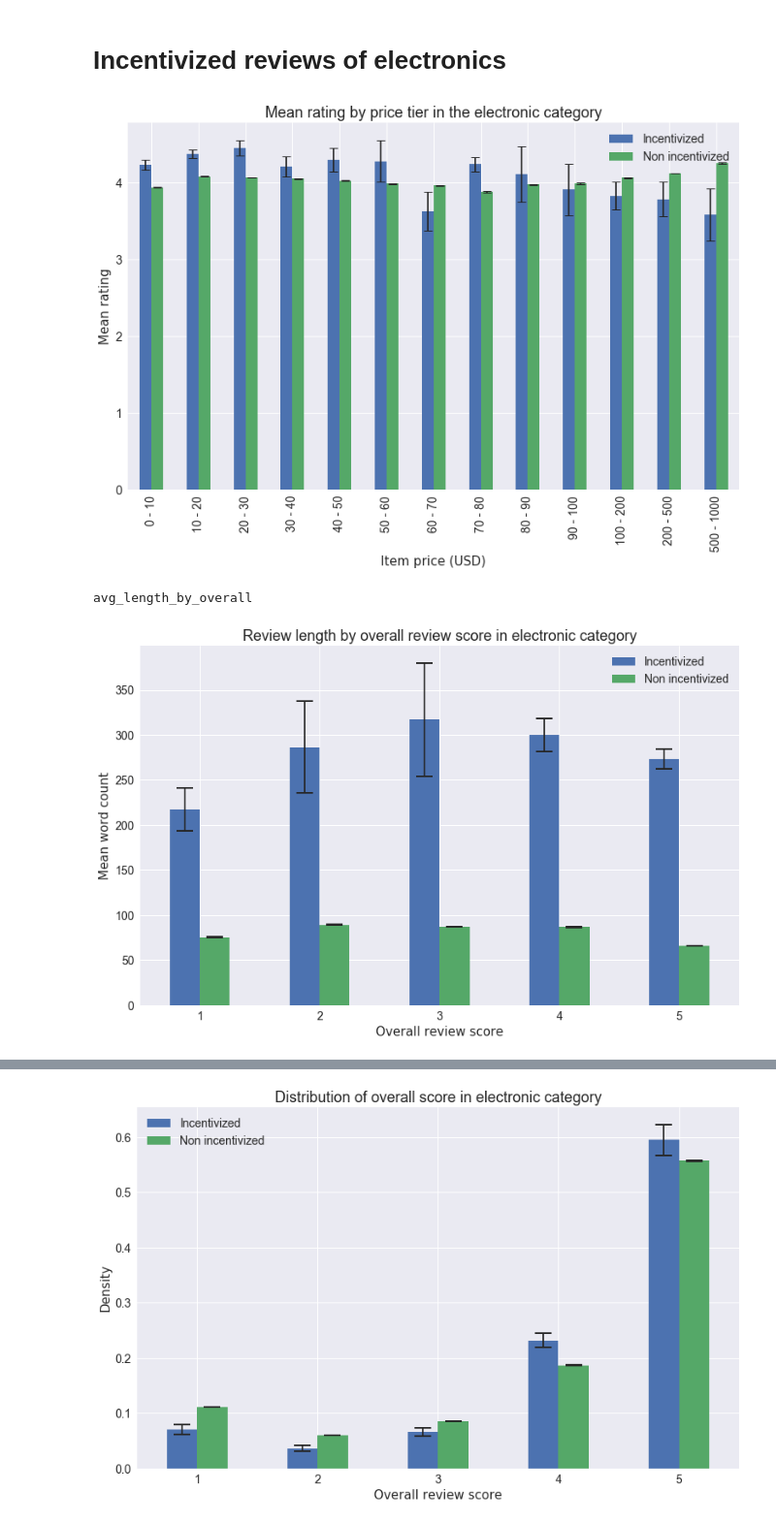
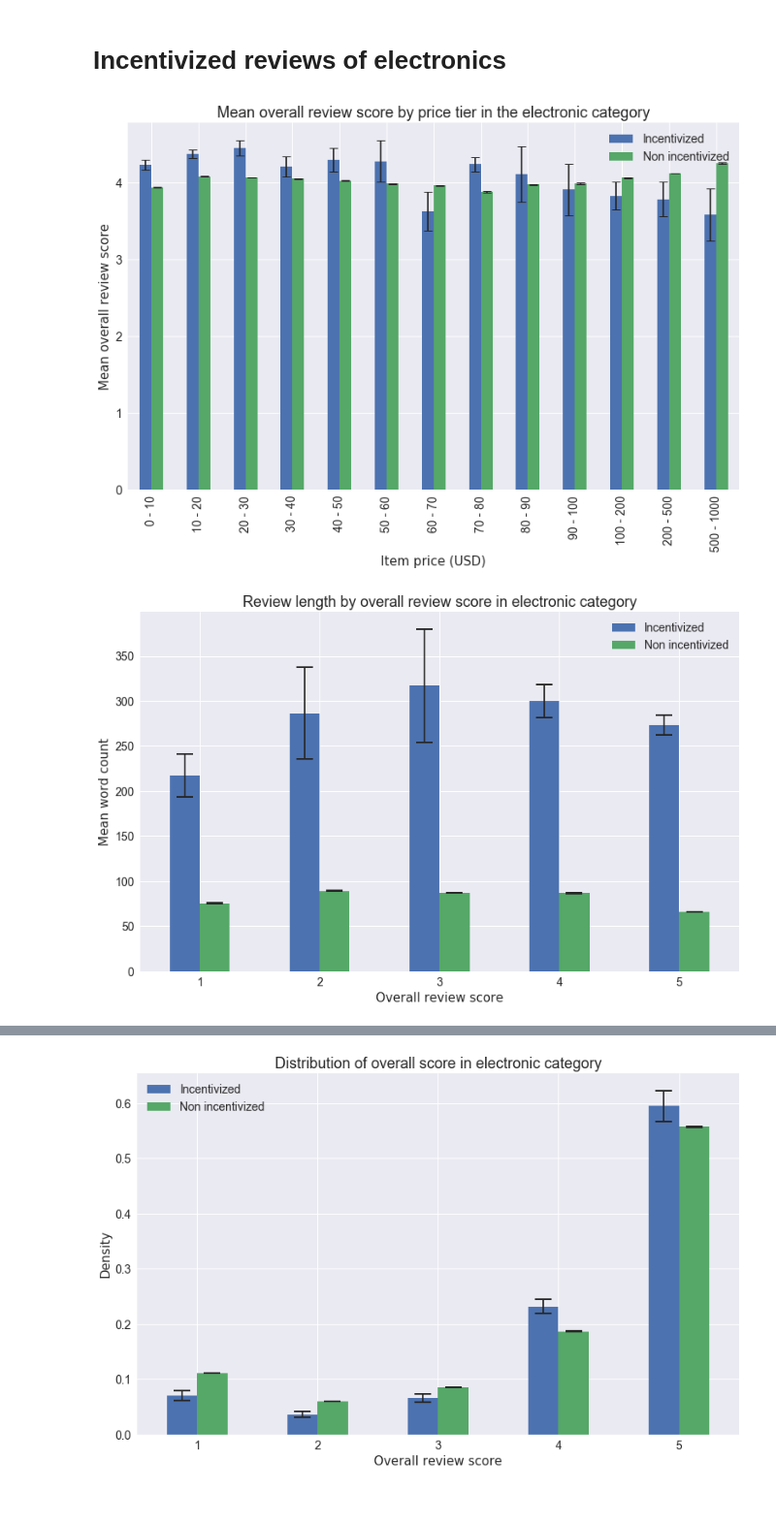
Before and after one commit to justcho5/ADA, a Jupyter notebook: project/plots/plot_data.ipynb, the cells around one changed output, grey strips where cells are left out. Shown at 97% size. Saved outputs shown, nothing was run; the diff lists cells and outputs as text; code cells hidden in the pictures.

Commit message:
clean up notebook, make titles and labels consistent

```diff
--- a/project/plots/plot_data.ipynb
+++ b/project/plots/plot_data.ipynb
@@ -147,3 +126,29 @@ def plot_with_conf_interval(data_incent, data_non_incent, confidence=0.95, ax=No
 # %% [markdown]
 # Incentivized
+# %%
+def plot_with_conf_interval(data_incent, data_non_incent, confidence=0.95,
+                            ax=None, sort_value=False, normalize=False):
+    # Compute the mean (and its confidence interval) of incentivized reviews
+    conf_incent = {k: confidence_interval(v, confidence) for k, v in data_incent.items()}
+    means_incent = {k: v[0] for k, v in conf_incent.items()}
+    errs_incent = {k: v[2] - v[1] for k, v in conf_incent.items()}
+
+    # Compute the mean (and its confidence interval) of non incentivized reviews
+    conf_non_incent = {k: confidence_interval(v, confidence) for k, v in data_non_incent.items()}
+    means_non_incent = {k: v[0] for k, v in conf_non_incent.items()}
+    errs_non_incent = {k: v[2] - v[1] for k, v in conf_non_incent.items()}
+
+    # Create dataframes for the plot function
+    df_value = pd.DataFrame({'Incentivized': means_incent, 'Non incentivized': means_non_incent})
+    df_error = pd.DataFrame({'Incentivized': errs_incent,  'Non incentivized': errs_non_incent})
+
+    if normalize:
+        s = df_value.sum(axis=0)
+        df_value, df_error = df_value/s, df_error/s
+
+    if sort_value:
+        df_value.sort_values(by='Incentivized', inplace=True)
+        df_error = df_error.loc[df_value.index.values]
+
+    dict_barplot(df_value, df_error, ax=ax)
 # %%
@@ -372,34 +411,38 @@ fig.savefig('whole_' + title + '.png', bbox_inches='tight')
 # %%
 title = 'avg_rating_by_price_tier'
 
 mpl.rcParams['errorbar.capsize'] = 5
 mpl.rcParams['lines.markeredgewidth'] = 1
 fig, ax = plt.subplots(figsize=FIGSIZE)
-plot_with_conf_interval(elec_incent_by_price_tier[title], elec_non_incent_by_price_tier[title], ax=ax)
+plot_with_conf_interval(elec_incent_by_price_tier[title],
+                        elec_non_incent_by_price_tier[title],
+                        ax=ax)
 
+ax.set_xticklabels(bin_labels)
 ax.set_xlabel('Item price (USD)', LABEL_FONT)
-ax.set_ylabel('Mean rating', LABEL_FONT)
-ax.set_xticklabels(bin_labels)
-plt.title('Mean rating by price tier in the electronic category', TITLE_FONT)
+ax.set_ylabel('Mean overall review score', LABEL_FONT)
+plt.title('Mean overall review score by price tier in the electronic category', TITLE_FONT)
+
 fig.savefig('elec_' + title + '.png', bbox_inches='tight')
 # %% [output]
-[figure, old version]
+[figure, new version]
 # %%
 title = 'avg_length_by_overall'
-print(title)
 
 mpl.rcParams['errorbar.capsize'] = 10
 mpl.rcParams['lines.markeredgewidth'] = 2
 fig, ax = plt.subplots(figsize=FIGSIZE)
-plot_with_conf_interval(elec_incent_by_overall[title], elec_non_incent_by_overall[title], ax=ax)
+plot_with_conf_interval(elec_incent_by_overall[title],
+                        elec_non_incent_by_overall[title],
+                        ax=ax)
 
+plt.xticks(rotation=0)
 ax.set_xlabel('Overall review score', LABEL_FONT)
 ax.set_ylabel('Mean word count', LABEL_FONT)
-plt.xticks(rotation=0)
 plt.title('Review length by overall review score in electronic category', TITLE_FONT)
+
 fig.savefig('elec_' + title + '.png', bbox_inches='tight')
 # %% [output]
-avg_length_by_overall
 [figure]
 # %%
 title = 'avg_length_by_price_tier'
```
Also changed, not shown: parts of 19 cells of this notebook, 8 other files.
